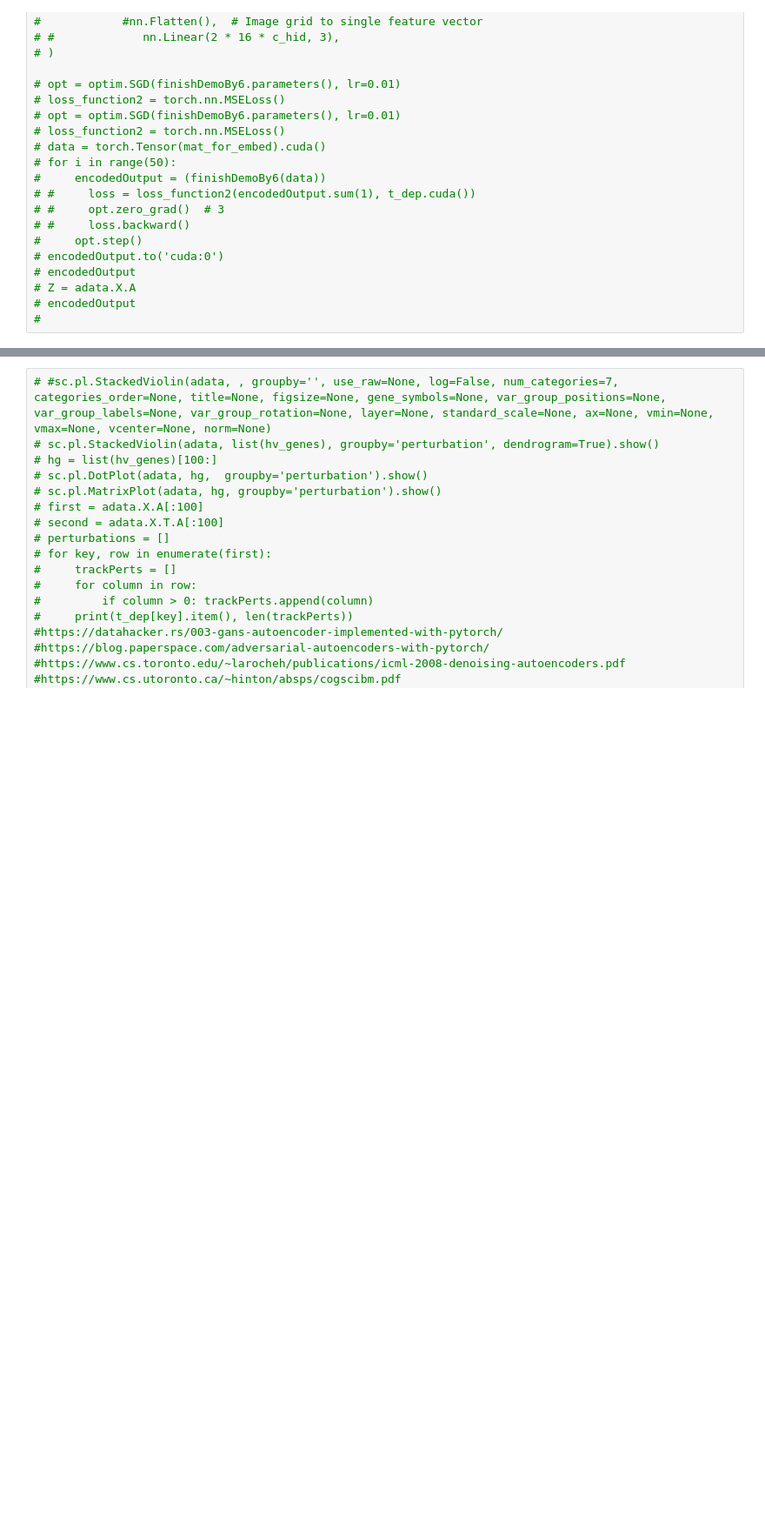
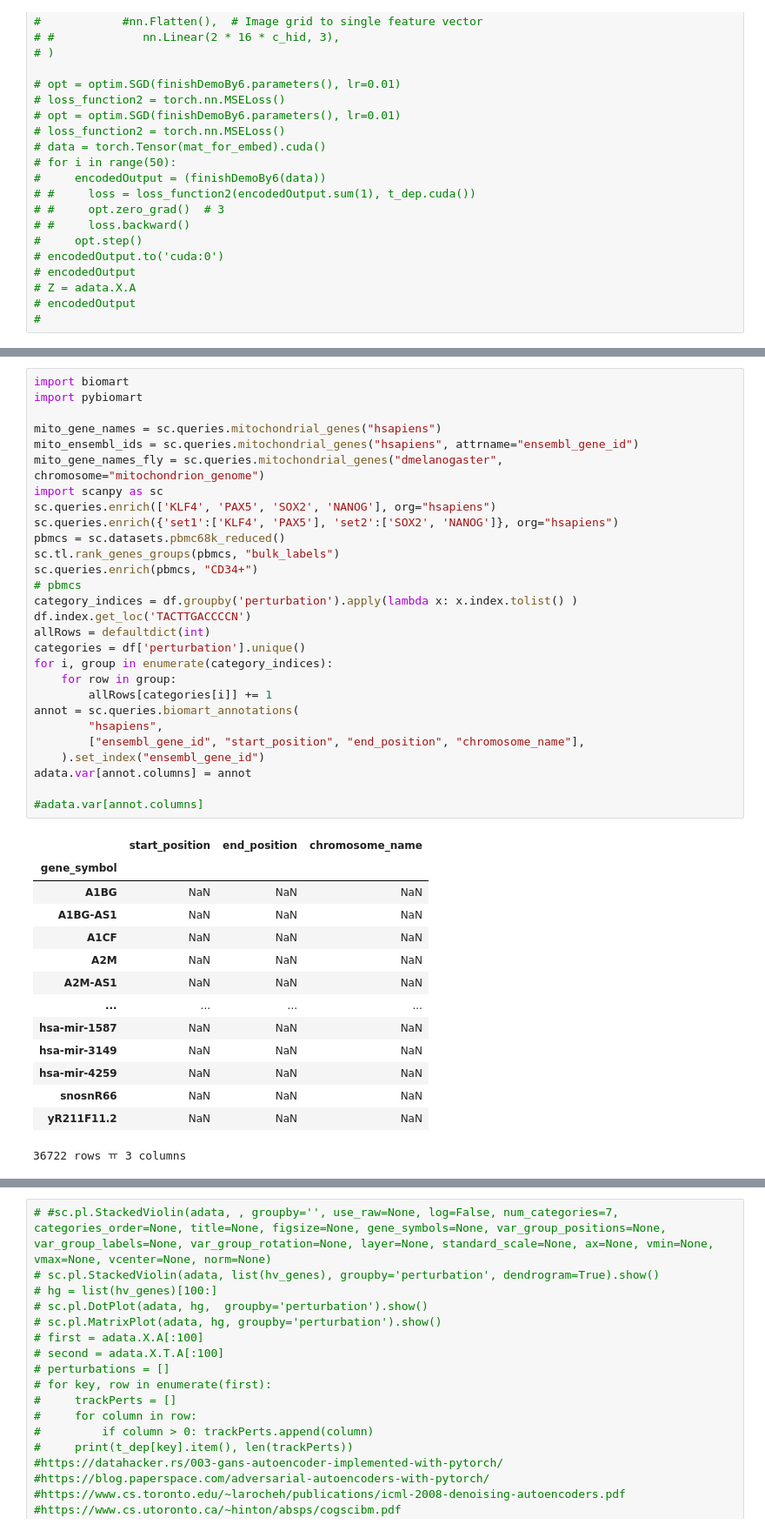
Before and after one commit to adnanwahab/llm-testing, a Jupyter notebook: sca.ipynb, the cells around one changed output, grey strips where cells are left out. Shown at 87% size. Drawn from its saved outputs; the diff is of its cells as text; blank space fills up the shorter version.

```diff
--- a/sca.ipynb
+++ b/sca.ipynb
@@ -661 +855,44 @@ plt.show()
+# %%
+import biomart
+import pybiomart
+
+mito_gene_names = sc.queries.mitochondrial_genes("hsapiens")
+mito_ensembl_ids = sc.queries.mitochondrial_genes("hsapiens", attrname="ensembl_gene_id")
+mito_gene_names_fly = sc.queries.mitochondrial_genes("dmelanogaster", chromosome="mitochondrion_genome")
+import scanpy as sc
+sc.queries.enrich(['KLF4', 'PAX5', 'SOX2', 'NANOG'], org="hsapiens")
+sc.queries.enrich({'set1':['KLF4', 'PAX5'], 'set2':['SOX2', 'NANOG']}, org="hsapiens")
+pbmcs = sc.datasets.pbmc68k_reduced()
+sc.tl.rank_genes_groups(pbmcs, "bulk_labels")
+sc.queries.enrich(pbmcs, "CD34+")
+# pbmcs
+category_indices = df.groupby('perturbation').apply(lambda x: x.index.tolist() )
+df.index.get_loc('TACTTGACCCCN')
+allRows = defaultdict(int)
+categories = df['perturbation'].unique()
+for i, group in enumerate(category_indices):
+    for row in group:
+        allRows[categories[i]] += 1
+annot = sc.queries.biomart_annotations(
+        "hsapiens",
+        ["ensembl_gene_id", "start_position", "end_position", "chromosome_name"],
+    ).set_index("ensembl_gene_id")
+adata.var[annot.columns] = annot
+
+#adata.var[annot.columns]
+# %% [output]
+|  | start_position | end_position | chromosome_name |
+| gene_symbol |  |  |  |
+| A1BG | NaN | NaN | NaN |
+| A1BG-AS1 | NaN | NaN | NaN |
+| A1CF | NaN | NaN | NaN |
+| A2M | NaN | NaN | NaN |
+| A2M-AS1 | NaN | NaN | NaN |
+| ... | ... | ... | ... |
+| hsa-mir-1587 | NaN | NaN | NaN |
+| hsa-mir-3149 | NaN | NaN | NaN |
+| hsa-mir-4259 | NaN | NaN | NaN |
+| snosnR66 | NaN | NaN | NaN |
+| yR211F11.2 | NaN | NaN | NaN |
+36722 rows ￗ 3 columns
 # %%
```
Also changed, not shown: parts of 33 cells of this notebook.
